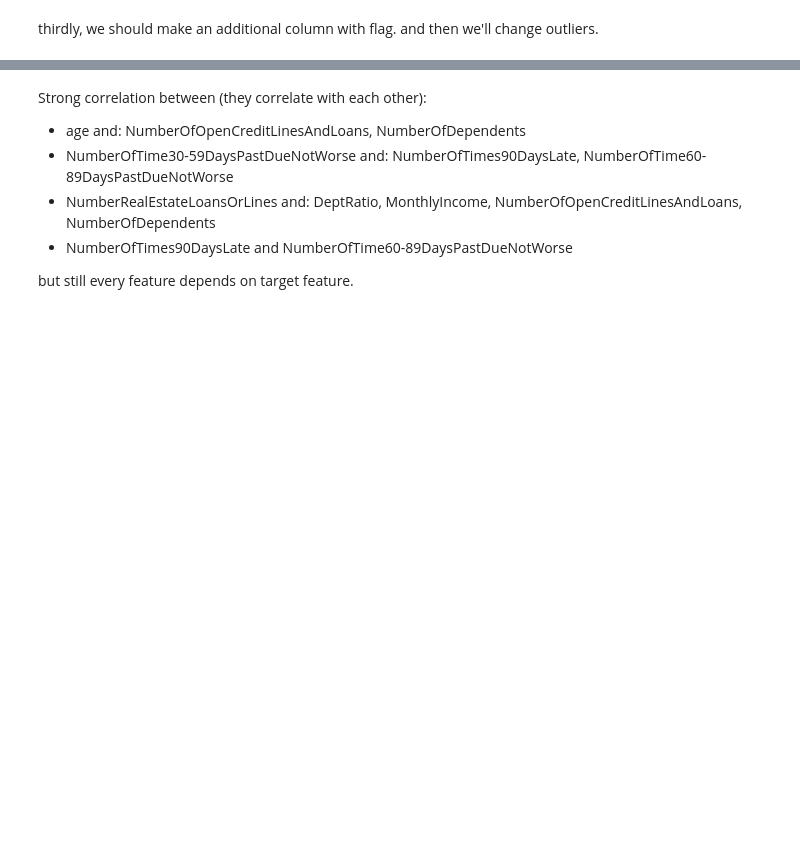
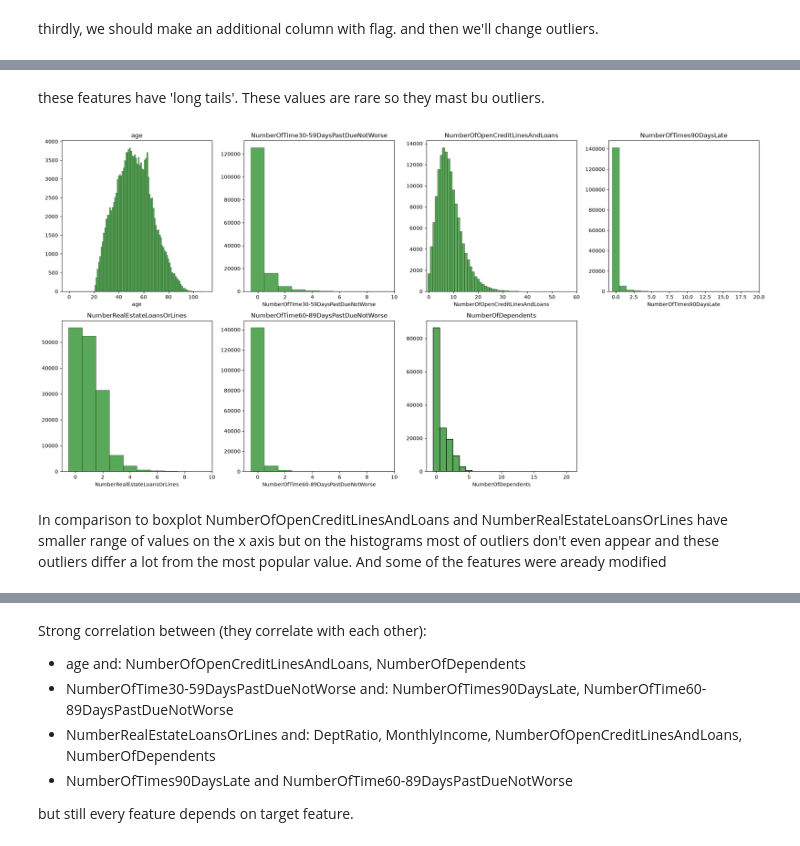
Before and after one commit to coretlwww/credit-risk-prediction, a Jupyter notebook: notebooks/01_eda.ipynb, the cells around one changed output, grey strips where cells are left out. Saved outputs shown, nothing was run; the diff lists cells and outputs as text; code cells hidden in the pictures; blank space fills up the shorter version.

```diff
--- a/notebooks/01_eda.ipynb
+++ b/notebooks/01_eda.ipynb
@@ -386,3 +308,38 @@ now these columns son't have any code.
+# %% [markdown]
+these features have 'long tails'. These values are rare so they mast bu outliers.
+# %%
+fig, axes = plt.subplots(2, 4, figsize=(20, 10))
+axes = axes.flatten()
+
+# descrete features
+features = ['age', 'NumberOfTime30-59DaysPastDueNotWorse', 'NumberOfOpenCreditLinesAndLoans', 'NumberOfTimes90DaysLate', 'NumberRealEstateLoansOrLines', 'NumberOfTime60-89DaysPastDueNotWorse', 'NumberOfDependents']
+
+for i, col in enumerate(features):
+    sns.histplot(data=credit_data, x=col, ax=axes[i], color='forestgreen', alpha=0.75, discrete=True)
+    axes[i].set_title(col)
+    axes[i].set_ylabel('')
+
+    if col == 'NumberOfTime30-59DaysPastDueNotWorse':
+        axes[i].set_xlim(-1, 10)
+    elif col == 'NumberOfOpenCreditLinesAndLoans':
+        axes[i].set_xlim(-1, 60)
+    elif col == 'NumberOfTimes90DaysLate':
+        axes[i].set_xlim(-1, 20)
+    elif col == 'NumberOfTimes90DaysLate':
+            axes[i].set_xlim(-1, 10)
+    elif col == 'NumberRealEstateLoansOrLines':
+            axes[i].set_xlim(-1, 10)
+    elif col == 'NumberOfTime60-89DaysPastDueNotWorse':
+            axes[i].set_xlim(-1, 10)
+
+axes[7].set_visible(False)
+
+plt.tight_layout()
+plt.show()
+# %% [output]
+[figure, added]
+# %% [markdown]
+In comparison to boxplot NumberOfOpenCreditLinesAndLoans and NumberRealEstateLoansOrLines have smaller range of values on the x axis but on the histograms most of outliers don't even appear and these outliers differ a lot from the most popular value. And some of the features were aready modified
 # %%
 plt.figure(figsize=(10, 5))
 correlation_matrix = credit_data.iloc[:, :-1].corr()
```
Also changed, not shown: parts of 39 cells of this notebook, 2 other files.
